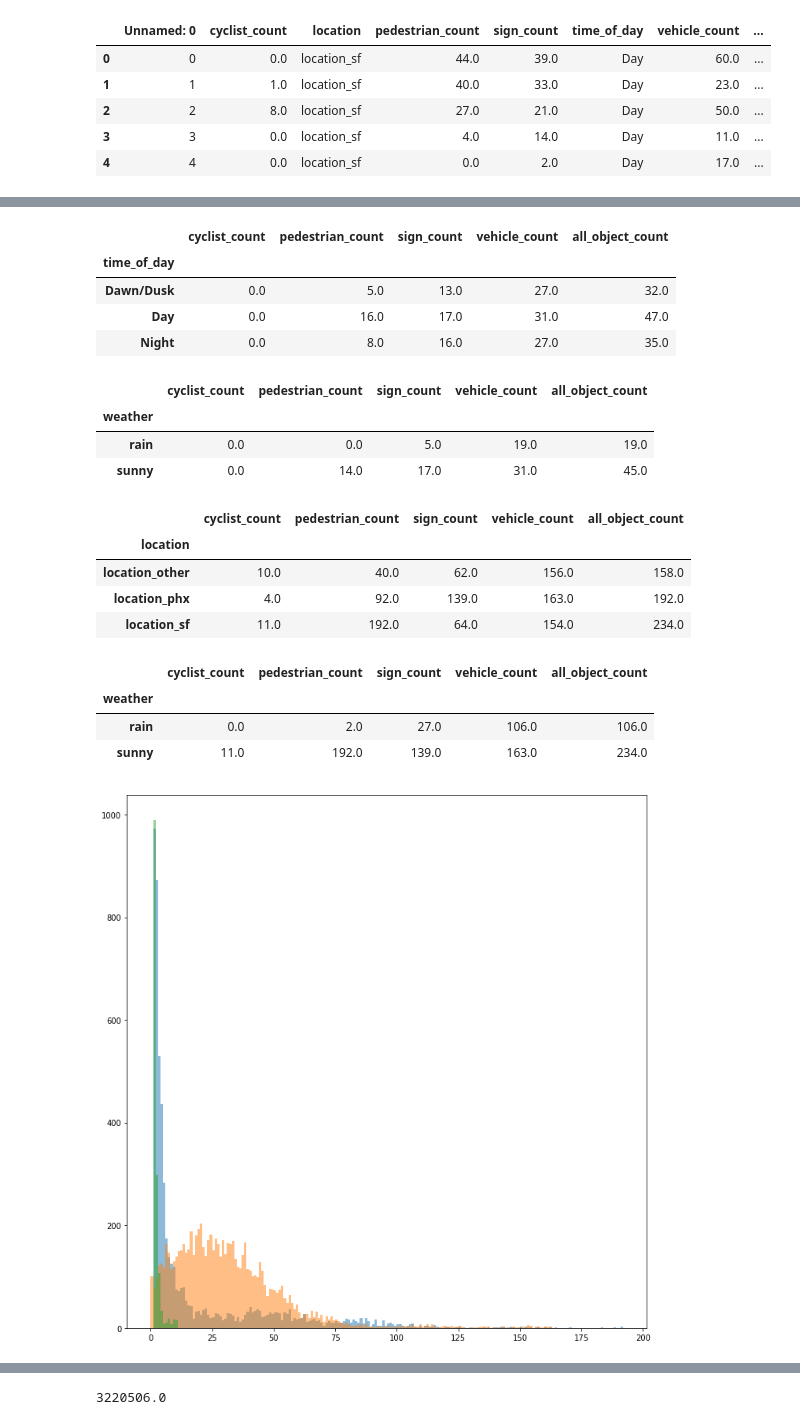
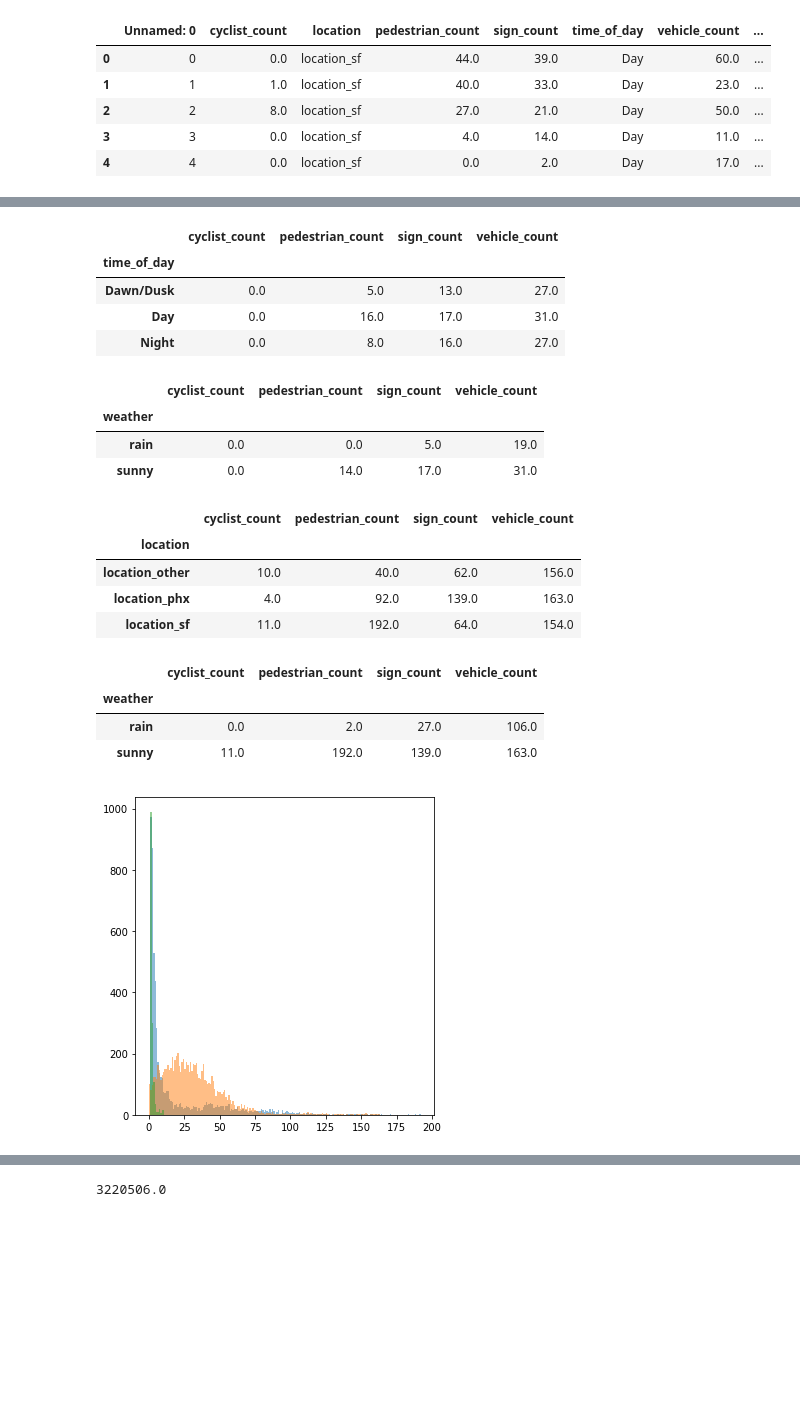
Before and after one commit to kittyschulz/Exploring-Waymo-Open-Dataset, a Jupyter notebook: Waymo-Frame-EDA.ipynb, the cells around one changed output, grey strips where cells are left out. Cells and saved outputs as stored; diff of their text form; code cells hidden in the pictures; blank space fills up the shorter version.

```diff
--- a/Waymo-Frame-EDA.ipynb
+++ b/Waymo-Frame-EDA.ipynb
@@ -59,48 +94,44 @@ by_location[count_columns]
 # %%
-by_time_of_day = frames_df.groupby('time_of_day').mean().round()
-by_time_of_day[count_columns]
+frames_df.groupby('time_of_day').mean().round()[count_columns]
 # %% [output]
-|  | cyclist_count | pedestrian_count | sign_count | vehicle_count | all_object_count |
-| time_of_day |  |  |  |  |  |
-| Dawn/Dusk | 0.0 | 5.0 | 13.0 | 27.0 | 32.0 |
-| Day | 0.0 | 16.0 | 17.0 | 31.0 | 47.0 |
-| Night | 0.0 | 8.0 | 16.0 | 27.0 | 35.0 |
+|  | cyclist_count | pedestrian_count | sign_count | vehicle_count |
+| time_of_day |  |  |  |  |
+| Dawn/Dusk | 0.0 | 5.0 | 13.0 | 27.0 |
+| Day | 0.0 | 16.0 | 17.0 | 31.0 |
+| Night | 0.0 | 8.0 | 16.0 | 27.0 |
 # %%
-by_weather = frames_df.groupby('weather').mean().round()
-by_weather[count_columns]
+frames_df.groupby('weather').mean().round()[count_columns]
 # %% [output]
-|  | cyclist_count | pedestrian_count | sign_count | vehicle_count | all_object_count |
-| weather |  |  |  |  |  |
-| rain | 0.0 | 0.0 | 5.0 | 19.0 | 19.0 |
-| sunny | 0.0 | 14.0 | 17.0 | 31.0 | 45.0 |
+|  | cyclist_count | pedestrian_count | sign_count | vehicle_count |
+| weather |  |  |  |  |
+| rain | 0.0 | 0.0 | 5.0 | 19.0 |
+| sunny | 0.0 | 14.0 | 17.0 | 31.0 |
 # %%
-by_location = frames_df.groupby('location').max()
-by_location[count_columns]
+frames_df.groupby('location').max()[count_columns]
 # %% [output]
-|  | cyclist_count | pedestrian_count | sign_count | vehicle_count | all_object_count |
-| location |  |  |  |  |  |
-| location_other | 10.0 | 40.0 | 62.0 | 156.0 | 158.0 |
-| location_phx | 4.0 | 92.0 | 139.0 | 163.0 | 192.0 |
-| location_sf | 11.0 | 192.0 | 64.0 | 154.0 | 234.0 |
+|  | cyclist_count | pedestrian_count | sign_count | vehicle_count |
+| location |  |  |  |  |
+| location_other | 10.0 | 40.0 | 62.0 | 156.0 |
+| location_phx | 4.0 | 92.0 | 139.0 | 163.0 |
+| location_sf | 11.0 | 192.0 | 64.0 | 154.0 |
 # %%
-by_weather = frames_df.groupby('weather').max()
-by_weather[count_columns]
+frames_df.groupby('weather').max()[count_columns]
 # %% [output]
-|  | cyclist_count | pedestrian_count | sign_count | vehicle_count | all_object_count |
-| weather |  |  |  |  |  |
-| rain | 0.0 | 2.0 | 27.0 | 106.0 | 106.0 |
-| sunny | 11.0 | 192.0 | 139.0 | 163.0 | 234.0 |
+|  | cyclist_count | pedestrian_count | sign_count | vehicle_count |
+| weather |  |  |  |  |
+| rain | 0.0 | 2.0 | 27.0 | 106.0 |
+| sunny | 11.0 | 192.0 | 139.0 | 163.0 |
 # %%
 cyclist_frames = frames_df[frames_df['cyclist_count'] != 0]
 pedestrian_frames = frames_df[frames_df['pedestrian_count'] != 0]
 
 ped_bins = int(pedestrian_frames['pedestrian_count'].max() - pedestrian_frames['pedestrian_count'].min())
 veh_bins = int(frames_df['vehicle_count'].max() - frames_df['vehicle_count'].min())
 cyl_bins = int(cyclist_frames['cyclist_count'].max() - cyclist_frames['cyclist_count'].min())
 
-pedestrian_frames['pedestrian_count'].hist(bins=ped_bins, figsize=(10, 10), grid=False, alpha=0.5)
-frames_df['vehicle_count'].hist(bins=veh_bins, figsize=(10, 10), grid=False, alpha=0.5)
-cyclist_frames['cyclist_count'].hist(bins=cyl_bins, figsize=(10, 10), grid=False, alpha=0.5)
+pedestrian_frames['pedestrian_count'].hist(bins=ped_bins, figsize=(5, 5), grid=False, alpha=0.5)
+frames_df['vehicle_count'].hist(bins=veh_bins, figsize=(5, 5), grid=False, alpha=0.5)
+cyclist_frames['cyclist_count'].hist(bins=cyl_bins, figsize=(5, 5), grid=False, alpha=0.5)
 plt.tight_layout()
 # %% [output]
-[figure, old version]
+[figure, new version]
```
Also changed, not shown: parts of 16 cells of this notebook, 1 other file.
